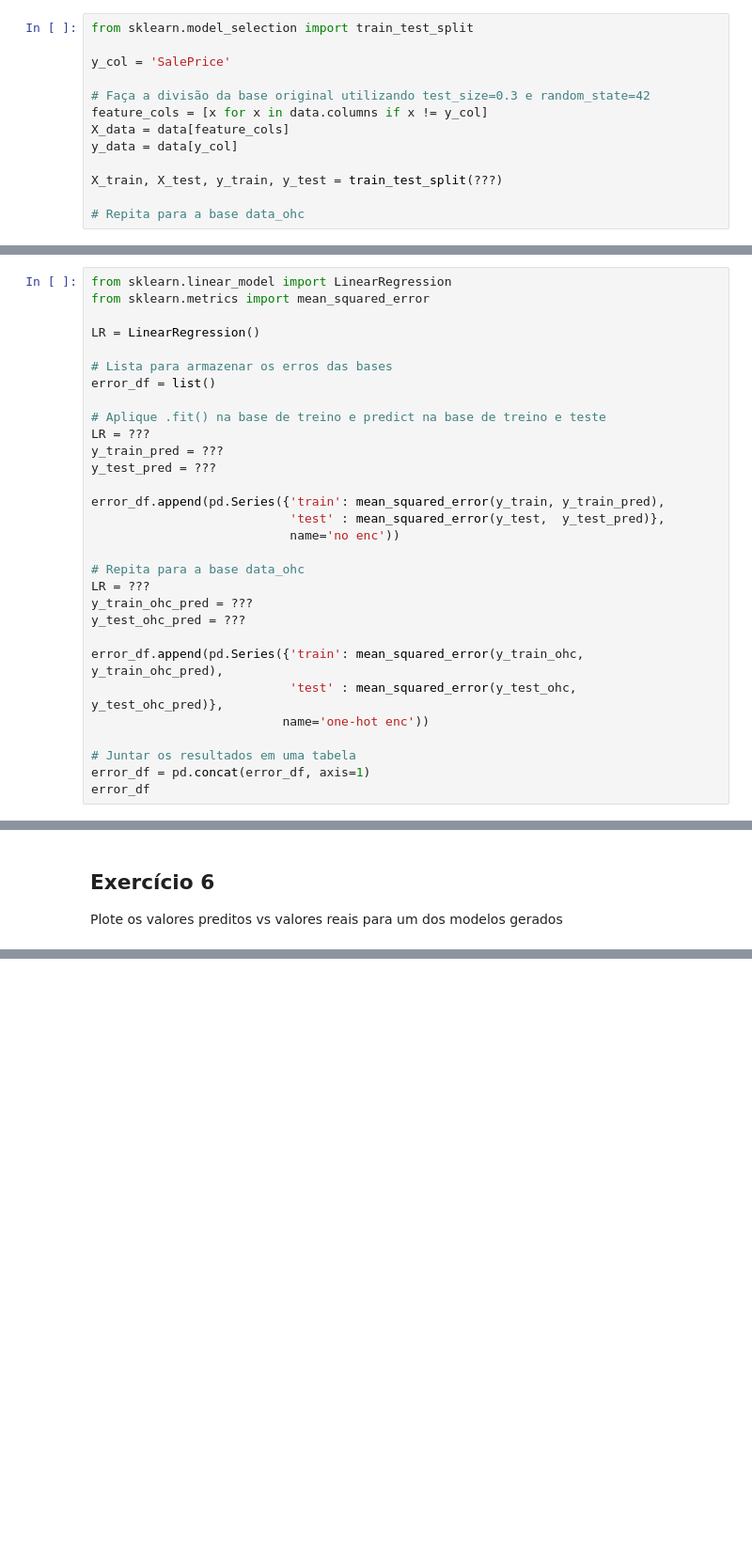
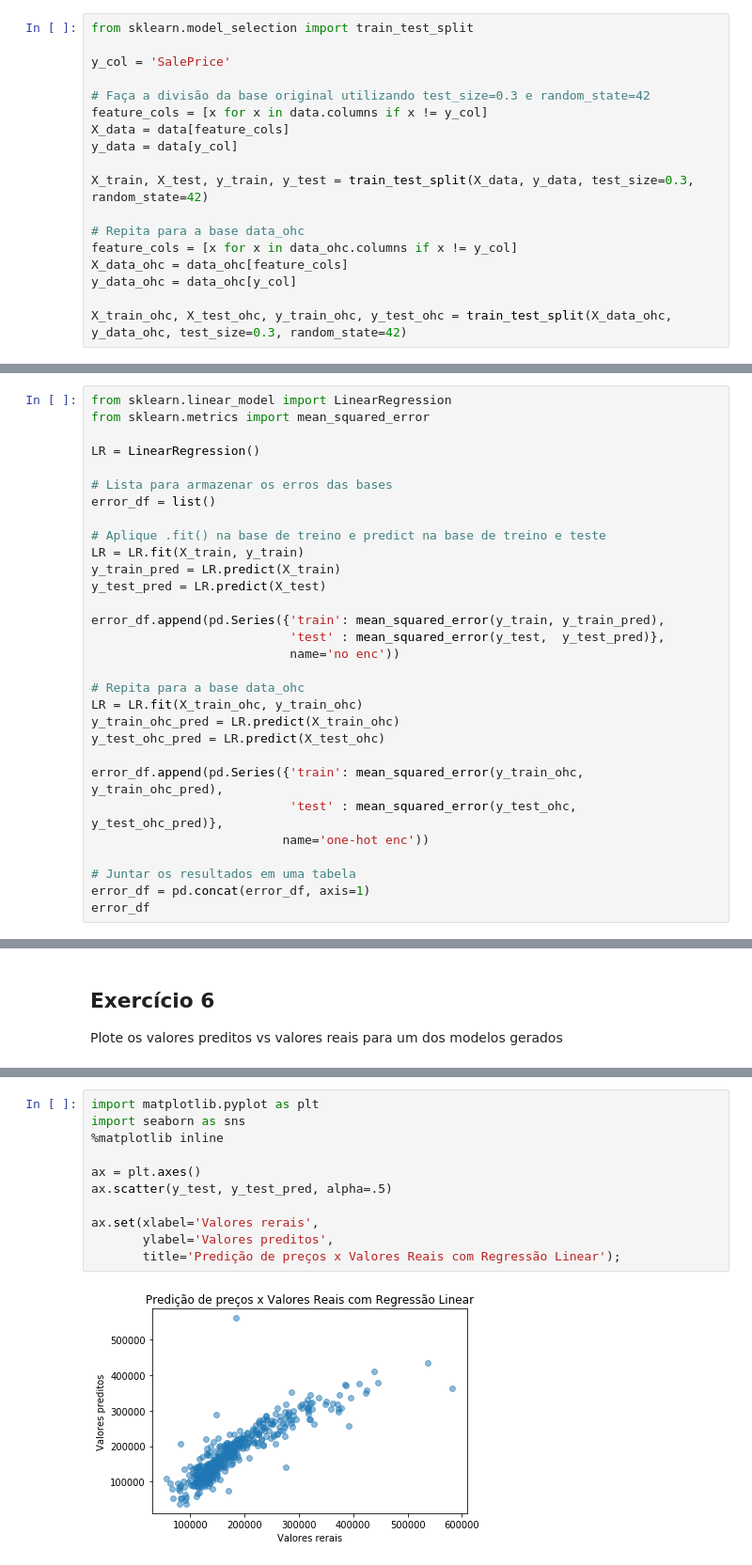
Before and after one commit to felipe-morais/UFABC-ML-2018, a Jupyter notebook: Train_Test_Splits_Validation_Linear_Regression.ipynb, the cells around one changed output, grey strips where cells are left out. Shown: that part at 94% size. Cells and saved outputs as stored; diff of their text form; blank space fills up the shorter version.

```diff
--- a/Train_Test_Splits_Validation_Linear_Regression.ipynb
+++ b/Train_Test_Splits_Validation_Linear_Regression.ipynb
@@ -260,9 +260,14 @@ feature_cols = [x for x in data.columns if x != y_col]
 X_data = data[feature_cols]
 y_data = data[y_col]
 
-X_train, X_test, y_train, y_test = train_test_split(???)
+X_train, X_test, y_train, y_test = train_test_split(X_data, y_data, test_size=0.3, random_state=42)
 
 # Repita para a base data_ohc
+feature_cols = [x for x in data_ohc.columns if x != y_col]
+X_data_ohc = data_ohc[feature_cols]
+y_data_ohc = data_ohc[y_col]
+
+X_train_ohc, X_test_ohc, y_train_ohc, y_test_ohc = train_test_split(X_data_ohc, y_data_ohc, test_size=0.3, random_state=42)
 # %%
 # Vamos comparar se os índices são os mesmos, o resultado deve ser True
 (X_train_ohc.index == X_train.index).all()
@@ -276,18 +283,18 @@ LR = LinearRegression()
 error_df = list()
 
 # Aplique .fit() na base de treino e predict na base de treino e teste
-LR = ???
-y_train_pred = ???
-y_test_pred = ???
+LR = LR.fit(X_train, y_train)
+y_train_pred = LR.predict(X_train)
+y_test_pred = LR.predict(X_test)
 
 error_df.append(pd.Series({'train': mean_squared_error(y_train, y_train_pred),
                            'test' : mean_squared_error(y_test,  y_test_pred)},
                            name='no enc'))
 
 # Repita para a base data_ohc
-LR = ???
-y_train_ohc_pred = ???
-y_test_ohc_pred = ???
+LR = LR.fit(X_train_ohc, y_train_ohc)
+y_train_ohc_pred = LR.predict(X_train_ohc)
+y_test_ohc_pred = LR.predict(X_test_ohc)
 
 error_df.append(pd.Series({'train': mean_squared_error(y_train_ohc, y_train_ohc_pred),
                            'test' : mean_squared_error(y_test_ohc,  y_test_ohc_pred)},
@@ -358,0 +380,13 @@ import seaborn as sns
+# %%
+import matplotlib.pyplot as plt
+import seaborn as sns
+%matplotlib inline
+
+ax = plt.axes()
+ax.scatter(y_test, y_test_pred, alpha=.5)
+
+ax.set(xlabel='Valores rerais',
+       ylabel='Valores preditos',
+       title='Predição de preços x Valores Reais com Regressão Linear');
+# %% [output]
+[figure, added]
```
Also changed, not shown: parts of 4 cells of this notebook.
